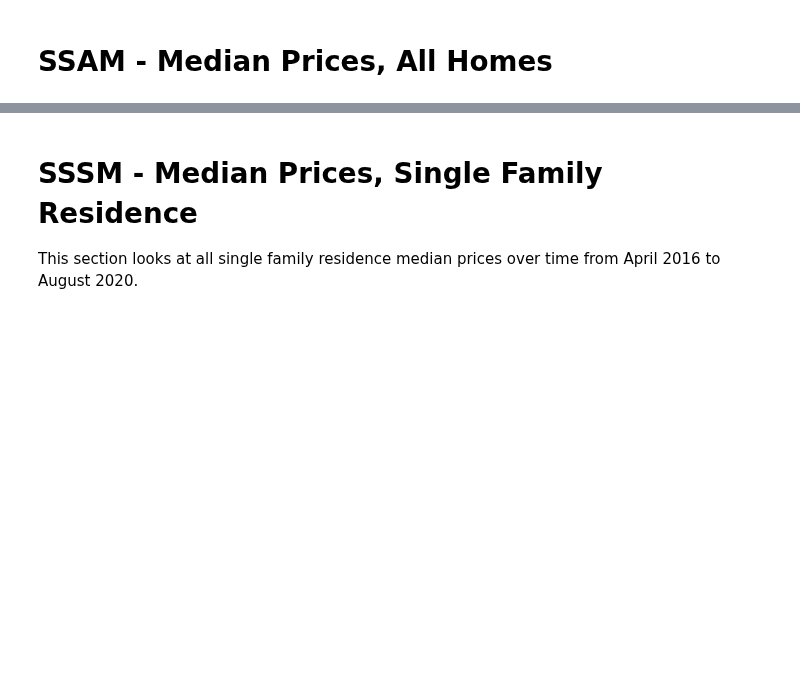
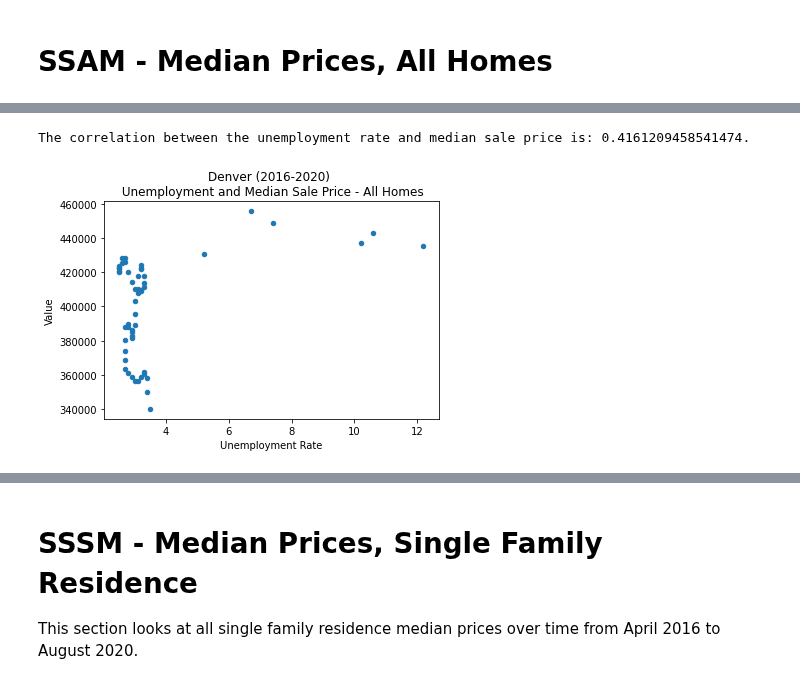
Before and after one commit to binetala/The_Very_Best_Team, a Jupyter notebook: Cole/median_sale_price_analyses.ipynb, the cells around one changed output, grey strips where cells are left out. Cells and saved outputs as stored; diff of their text form; code cells hidden in the pictures; blank space fills up the shorter version.

Commit message:
Added scatter for SSAM

```diff
--- a/Cole/median_sale_price_analyses.ipynb
+++ b/Cole/median_sale_price_analyses.ipynb
@@ -76,0 +102,17 @@ greeley_ssam = ssam_df[ssam_df["Region Name"].str.contains("Greeley")].groupby("
+# %%
+# Set x,y for correlation and scatter
+den_unemp_x = unemp_value_df["Unemployment Rate"]
+den_value_y = unemp_value_df["Value"]
+
+# Calc correlation
+denver_correlation = st.pearsonr(den_unemp_x,den_value_y)
+print(f"The correlation between the unemployment rate and median sale price is: {denver_correlation[0]}.")
+
+# Plot
+unemp_value_df = denver_ssam[["Unemployment Rate", "Value"]]
+unemp_value_df.plot("Unemployment Rate", "Value", kind="scatter")
+plt.title("Denver (2016-2020) \n Unemployment and Median Sale Price - All Homes")
+plt.show()
+# %% [output]
+The correlation between the unemployment rate and median sale price is: 0.4161209458541474.
+[figure, added]
```
Also changed, not shown: parts of 8 cells of this notebook.
